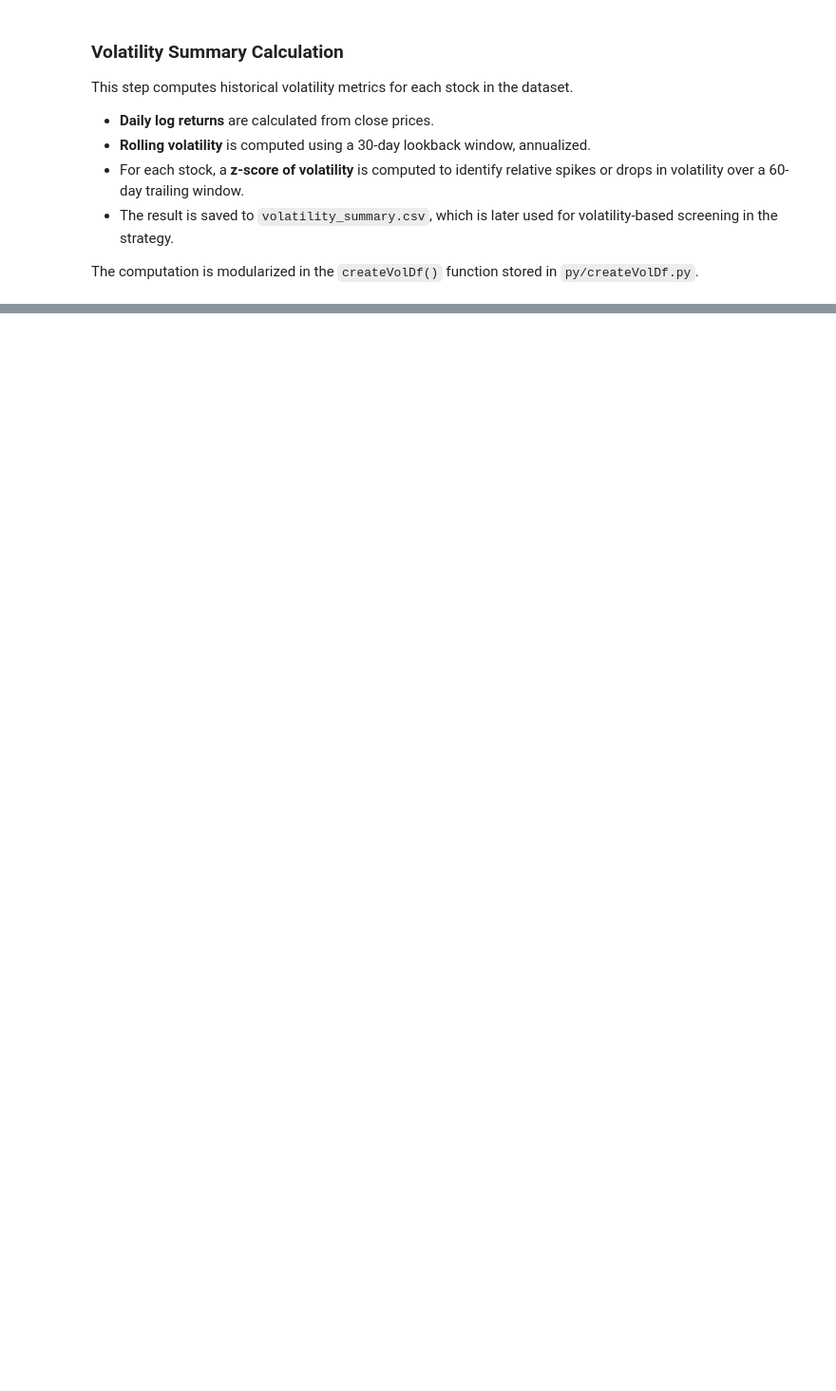
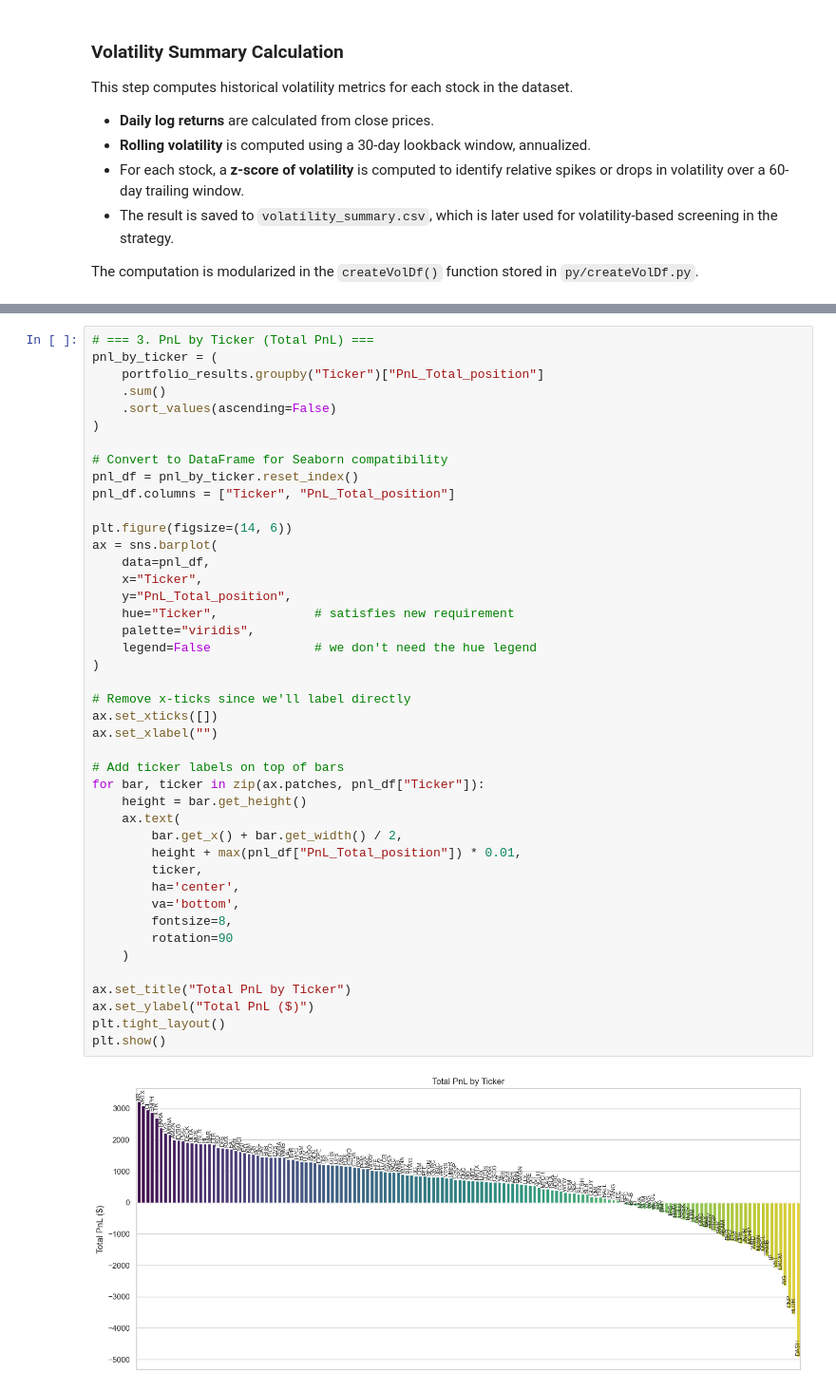
Before and after one commit to glade90/BuyWrite, a Jupyter notebook: FinalProject/notebooks/final_project_buywrite_submission.ipynb, the cells around one changed output, grey strips where cells are left out. Shown at 95% size. Drawn from its saved outputs; the diff is of its cells as text; blank space fills up the shorter version.

```diff
--- a/FinalProject/notebooks/final_project_buywrite_submission.ipynb
+++ b/FinalProject/notebooks/final_project_buywrite_submission.ipynb
@@ -479,0 +743,45 @@ portfolio_results = simulator.run()
+# %%
+# === 3. PnL by Ticker (Total PnL) ===
+pnl_by_ticker = (
+    portfolio_results.groupby("Ticker")["PnL_Total_position"]
+    .sum()
+    .sort_values(ascending=False)
+)
+
+# Convert to DataFrame for Seaborn compatibility
+pnl_df = pnl_by_ticker.reset_index()
+pnl_df.columns = ["Ticker", "PnL_Total_position"]
+
+plt.figure(figsize=(14, 6))
+ax = sns.barplot(
+    data=pnl_df,
+    x="Ticker",
+    y="PnL_Total_position",
+    hue="Ticker",             # satisfies new requirement
+    palette="viridis",
+    legend=False              # we don't need the hue legend
+)
+
+# Remove x-ticks since we'll label directly
+ax.set_xticks([])
+ax.set_xlabel("")
+
+# Add ticker labels on top of bars
+for bar, ticker in zip(ax.patches, pnl_df["Ticker"]):
+    height = bar.get_height()
+    ax.text(
+        bar.get_x() + bar.get_width() / 2,
+        height + max(pnl_df["PnL_Total_position"]) * 0.01,
+        ticker,
+        ha='center',
+        va='bottom',
+        fontsize=8,
+        rotation=90
+    )
+
+ax.set_title("Total PnL by Ticker")
+ax.set_ylabel("Total PnL ($)")
+plt.tight_layout()
+plt.show()
+# %% [output]
+[figure, added]
```
Also changed, not shown: parts of 28 cells of this notebook, 8 other files.
